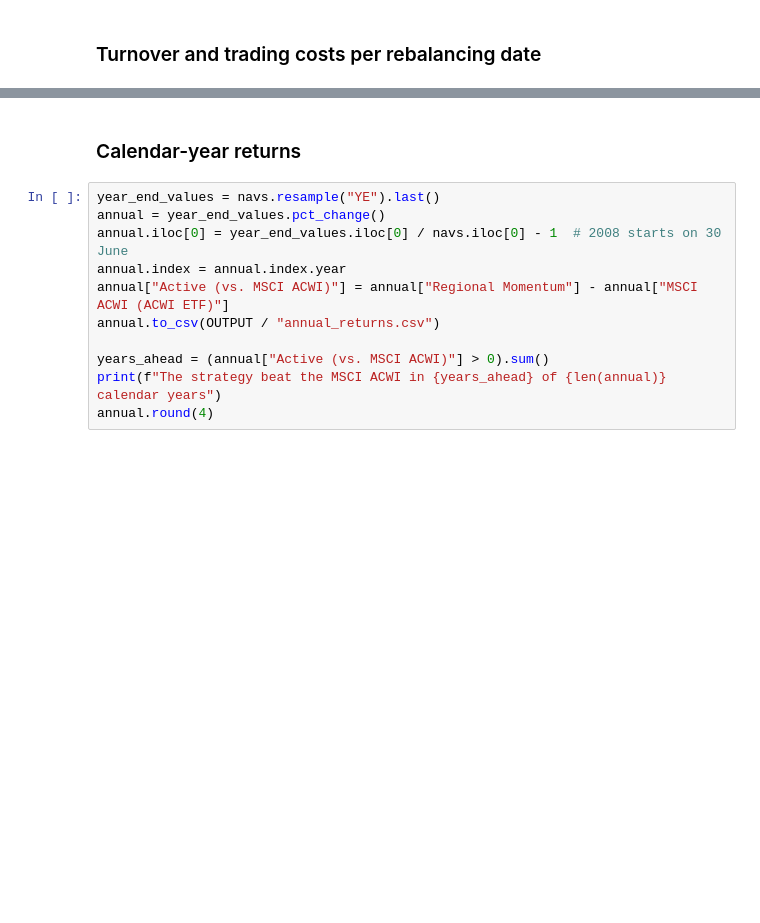
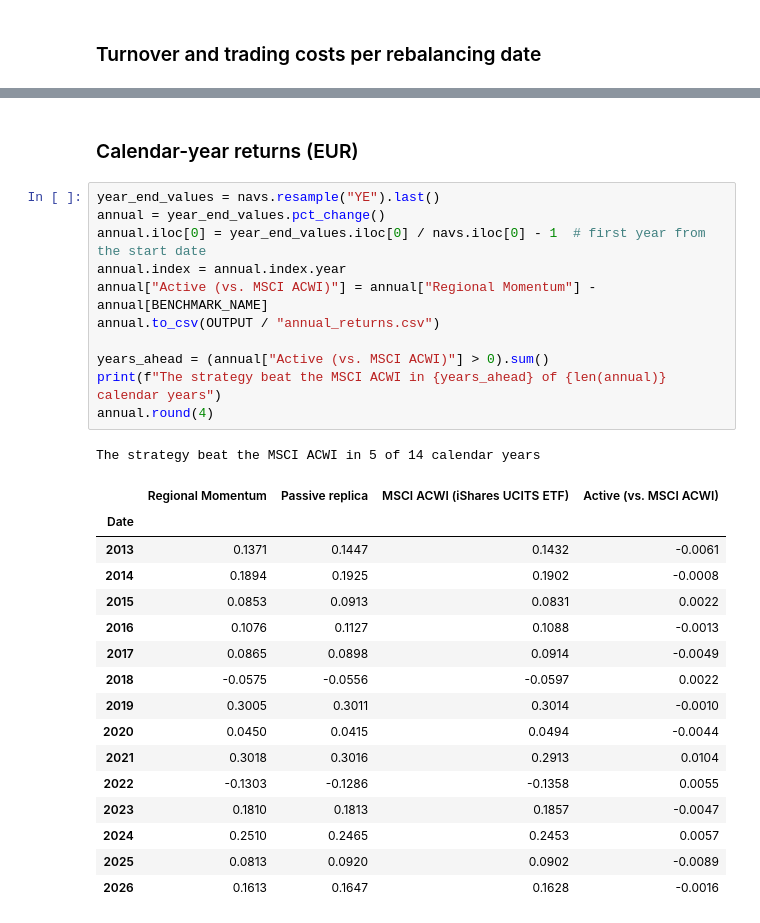
Before and after one commit to donderfelix-spec/fm_group, a Jupyter notebook: notebook/regional_momentum.ipynb, the cells around one changed output, grey strips where cells are left out. Saved outputs shown, nothing was run; the diff lists cells and outputs as text; blank space fills up the shorter version.

```diff
--- a/notebook/regional_momentum.ipynb
+++ b/notebook/regional_momentum.ipynb
@@ -714,13 +995,31 @@ trades[["anchor", "turnover", "cost"]].round(5)
 # %% [markdown]
-### Calendar-year returns
+### Calendar-year returns (EUR)
 # %%
 year_end_values = navs.resample("YE").last()
 annual = year_end_values.pct_change()
-annual.iloc[0] = year_end_values.iloc[0] / navs.iloc[0] - 1  # 2008 starts on 30 June
+annual.iloc[0] = year_end_values.iloc[0] / navs.iloc[0] - 1  # first year from the start date
 annual.index = annual.index.year
-annual["Active (vs. MSCI ACWI)"] = annual["Regional Momentum"] - annual["MSCI ACWI (ACWI ETF)"]
+annual["Active (vs. MSCI ACWI)"] = annual["Regional Momentum"] - annual[BENCHMARK_NAME]
 annual.to_csv(OUTPUT / "annual_returns.csv")
 
 years_ahead = (annual["Active (vs. MSCI ACWI)"] > 0).sum()
 print(f"The strategy beat the MSCI ACWI in {years_ahead} of {len(annual)} calendar years")
 annual.round(4)
+# %% [output]
+The strategy beat the MSCI ACWI in 5 of 14 calendar years
+|  | Regional Momentum | Passive replica | MSCI ACWI (iShares UCITS ETF) | Active (vs. MSCI ACWI) |
+| Date |  |  |  |  |
+| 2013 | 0.1371 | 0.1447 | 0.1432 | -0.0061 |
+| 2014 | 0.1894 | 0.1925 | 0.1902 | -0.0008 |
+| 2015 | 0.0853 | 0.0913 | 0.0831 | 0.0022 |
+| 2016 | 0.1076 | 0.1127 | 0.1088 | -0.0013 |
+| 2017 | 0.0865 | 0.0898 | 0.0914 | -0.0049 |
+| 2018 | -0.0575 | -0.0556 | -0.0597 | 0.0022 |
+| 2019 | 0.3005 | 0.3011 | 0.3014 | -0.0010 |
+| 2020 | 0.0450 | 0.0415 | 0.0494 | -0.0044 |
+| 2021 | 0.3018 | 0.3016 | 0.2913 | 0.0104 |
+| 2022 | -0.1303 | -0.1286 | -0.1358 | 0.0055 |
+| 2023 | 0.1810 | 0.1813 | 0.1857 | -0.0047 |
+| 2024 | 0.2510 | 0.2465 | 0.2453 | 0.0057 |
+| 2025 | 0.0813 | 0.0920 | 0.0902 | -0.0089 |
+| 2026 | 0.1613 | 0.1647 | 0.1628 | -0.0016 |
```
Also changed, not shown: parts of 36 cells of this notebook, 4 other files.
